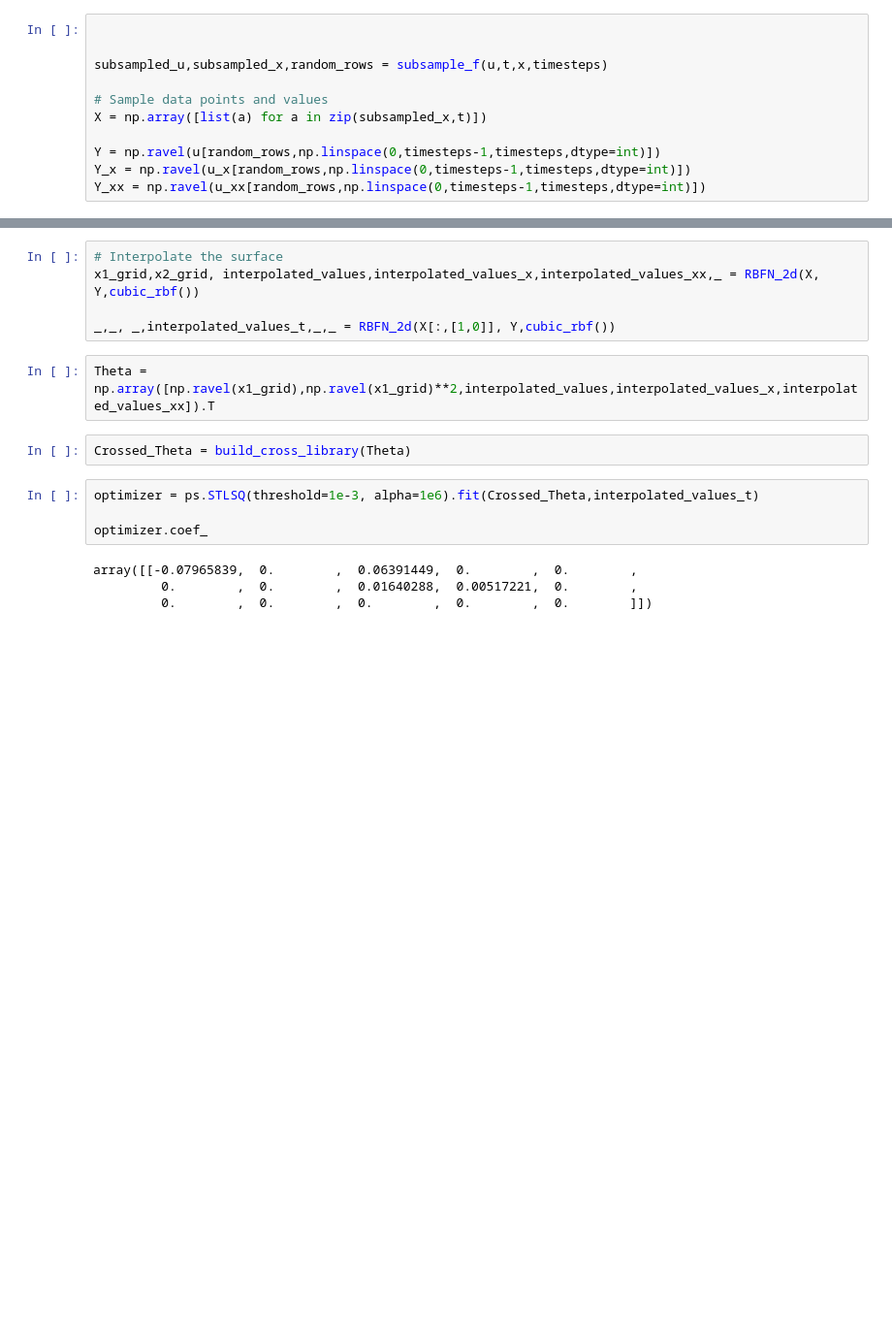
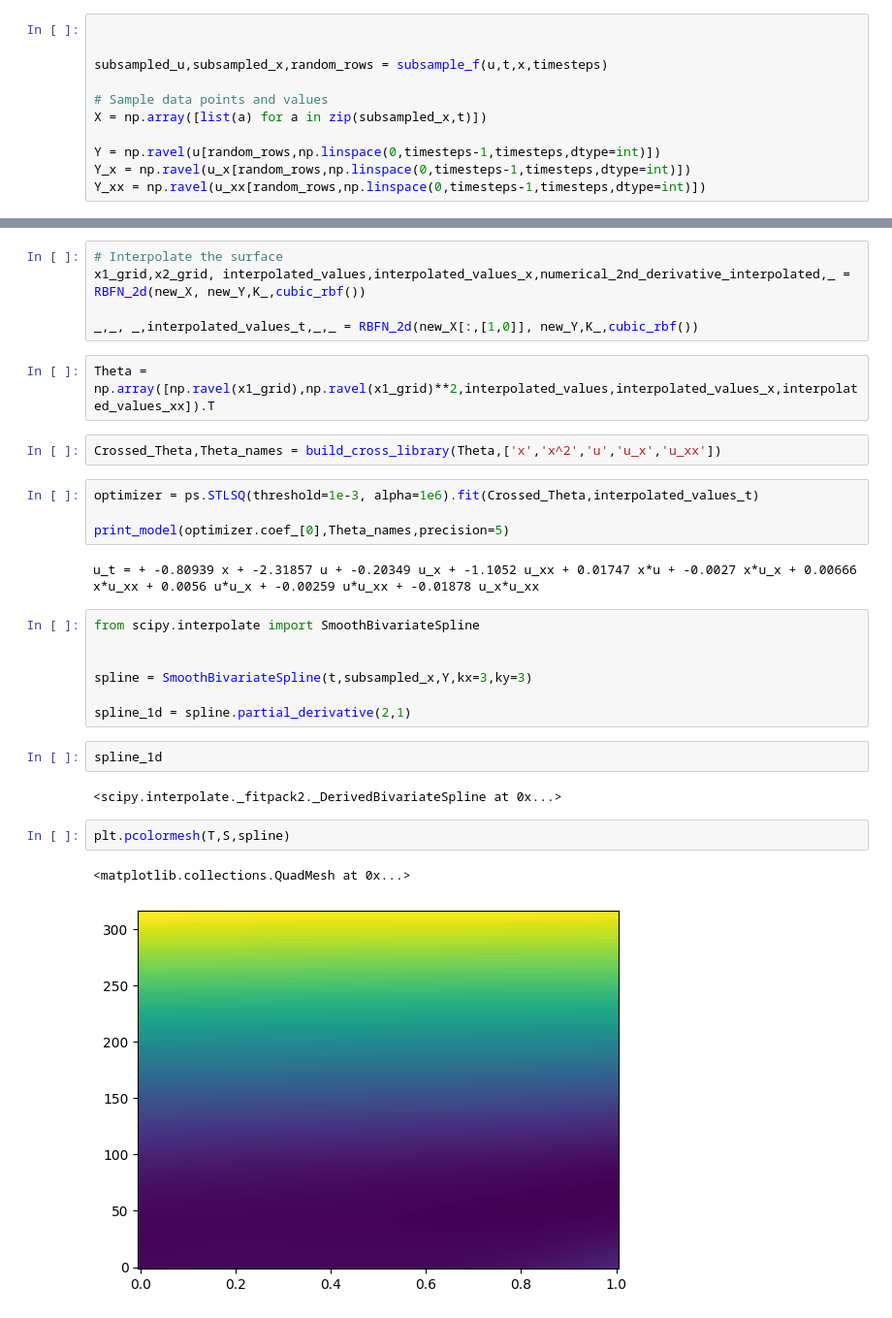
Before and after one commit to brunoCCOS/bs-find-with-sindy, a Jupyter notebook: src/Interpolation_tests.ipynb, the cells around one changed output, grey strips where cells are left out. Shown at 97% size. Saved outputs shown, nothing was run; the diff lists cells and outputs as text; blank space fills up the shorter version.

```diff
--- a/src/Interpolation_tests.ipynb
+++ b/src/Interpolation_tests.ipynb
@@ -651,17 +641,31 @@ def build_cross_library(Theta,degree=2):
 # %%
 # Interpolate the surface
-x1_grid,x2_grid, interpolated_values,interpolated_values_x,interpolated_values_xx,_ = RBFN_2d(X, Y,cubic_rbf())
+x1_grid,x2_grid, interpolated_values,interpolated_values_x,numerical_2nd_derivative_interpolated,_ = RBFN_2d(new_X, new_Y,K_,cubic_rbf())
 
-_,_, _,interpolated_values_t,_,_ = RBFN_2d(X[:,[1,0]], Y,cubic_rbf())
+_,_, _,interpolated_values_t,_,_ = RBFN_2d(new_X[:,[1,0]], new_Y,K_,cubic_rbf())
 # %%
 Theta = np.array([np.ravel(x1_grid),np.ravel(x1_grid)**2,interpolated_values,interpolated_values_x,interpolated_values_xx]).T
 # %%
-Crossed_Theta = build_cross_library(Theta)
+Crossed_Theta,Theta_names = build_cross_library(Theta,['x','x^2','u','u_x','u_xx'])
 # %%
 optimizer = ps.STLSQ(threshold=1e-3, alpha=1e6).fit(Crossed_Theta,interpolated_values_t)
 
-optimizer.coef_
+print_model(optimizer.coef_[0],Theta_names,precision=5)
 # %% [output]
-array([[-0.07965839,  0.        ,  0.06391449,  0.        ,  0.        ,
-         0.        ,  0.        ,  0.01640288,  0.00517221,  0.        ,
-         0.        ,  0.        ,  0.        ,  0.        ,  0.        ]])
+u_t = + -0.80939 x + -2.31857 u + -0.20349 u_x + -1.1052 u_xx + 0.01747 x*u + -0.0027 x*u_x + 0.00666 x*u_xx + 0.0056 u*u_x + -0.00259 u*u_xx + -0.01878 u_x*u_xx
+# %%
+from scipy.interpolate import SmoothBivariateSpline
+
+
+spline = SmoothBivariateSpline(t,subsampled_x,Y,kx=3,ky=3)
+
+spline_1d = spline.partial_derivative(2,1)
+# %%
+spline_1d
+# %% [output]
+<scipy.interpolate._fitpack2._DerivedBivariateSpline at 0x...>
+# %%
+plt.pcolormesh(T,S,spline)
+# %% [output]
+<matplotlib.collections.QuadMesh at 0x...>
+[figure, added]
```
Also changed, not shown: parts of 13 cells of this notebook, 1 other file.
